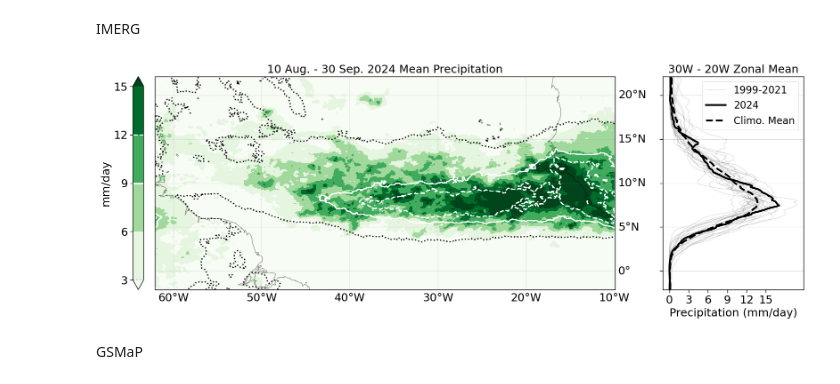
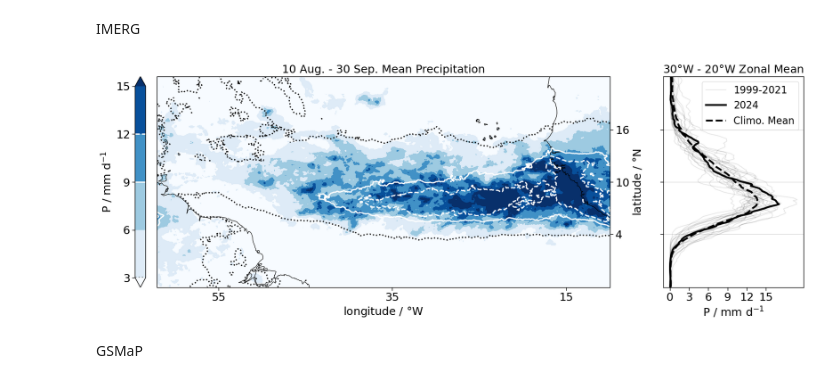
Before and after one commit to allison-wing/PICCOLO, a Jupyter notebook: plot_track_precip_cwv_climo2024.ipynb, the cells around one changed output. Cells and saved outputs as stored; diff of their text form; code cells hidden in the pictures.

Commit message:
tweaking colorbar, adding a few years

```diff
--- a/plot_track_precip_cwv_climo2024.ipynb
+++ b/plot_track_precip_cwv_climo2024.ipynb
@@ -29,19 +29,19 @@ lonMin, lonMax = -62.1, -9.9
 latMin, latMax = -2.1, 22.1
 #latMin, latMax = -10.1,30.1
 
+start_mon = 'Aug.'
+start_day = '10'
+start_time = '08-'+start_day+'T00:00:00'
+end_mon = 'Sep.'
+end_day = '30'
+end_time = '09-'+end_day+'T00:00:00'
+
 #start_mon = 'Aug.'
-#start_day = '10'
+#start_day = '16'
 #start_time = '08-'+start_day+'T00:00:00'
 #end_mon = 'Sep.'
-#end_day = '30'
+#end_day = '24'
 #end_time = '09-'+end_day+'T00:00:00'
-
-start_mon = 'Aug.'
-start_day = '16'
-start_time = '08-'+start_day+'T00:00:00'
-end_mon = 'Sep.'
-end_day = '24'
-end_time = '09-'+end_day+'T00:00:00'
 # %% [markdown]
 ## Precipitation from GPCP
 # %% [markdown]
@@ -750,17 +750,27 @@ fig = plt.figure(figsize = (17, 6))
 gs = gridspec.GridSpec(1, 2, width_ratios=[4, 1])
 
 ax1 = fig.add_subplot(gs[0],projection=ccrs.PlateCarree())
-ax1.coastlines(resolution = '50m',alpha=0.5)
+ax1.set_extent([lonMin, lonMax, latMin, latMax], crs=ccrs.PlateCarree())
+ax1.coastlines(resolution = '50m',alpha=1.0)
+#ax1.spines.geo.set_visible(False)
+ax1.set_yticks([4, 10, 16])
+ax1.yaxis.tick_right()
+ax1.yaxis.set_label_position("right")
+ax1.set_xticks([-55,-35,-15])
+ax1.set_xticklabels([55,35,15])
+ax1.tick_params(labelsize=18)
+ax1.set_ylabel(r"latitude / $\degree$N", fontsize=18)
+ax1.set_xlabel(r"longitude / $\degree$W", fontsize=18)
 #ax1.gridlines(draw_labels=True, dms=True, x_inline=False, y_inline=False, alpha = 0.25)
-gl = ax1.gridlines(crs=ccrs.PlateCarree(),draw_labels=True,linewidth=1,alpha = 0.25)
-gl.top_labels = False
-gl.left_labels = False
-gl.xlocator = mticker.FixedLocator([-60, -50, -40, -30, -20, -10])
-gl.ylocator = mticker.FixedLocator([0, 5, 10, 15, 20])
-gl.xformatter = LONGITUDE_FORMATTER
-gl.yformatter = LATITUDE_FORMATTER
-gl.xlabel_style = {'size': 18}
-gl.ylabel_style = {'size': 18}
+#gl = ax1.gridlines(crs=ccrs.PlateCarree(),draw_labels=True,linewidth=1,alpha = 0)
+#gl.top_labels = False
+#gl.left_labels = False
+#gl.xlocator = mticker.FixedLocator([-55, -35, -15])
+#gl.ylocator = mticker.FixedLocator([4, 10, 16])
+#gl.xformatter = LONGITUDE_FORMATTER
+#gl.yformatter = LATITUDE_FORMATTER
+#gl.xlabel_style = {'size': 18}
+#gl.ylabel_style = {'size': 18}
 
 ####################
 ## Plot 2024 precip as filled contours
@@ -768,10 +778,10 @@ gl.ylabel_style = {'size': 18}
 plt.contourf(imerg2024mean.lon.values,
             imerg2024mean.lat.values,
             imerg2024mean.precipitation.values*24,
-            cmap = 'Greens', levels = np.linspace(3,15,5),extend = 'both')
+            cmap = 'Blues', levels = np.linspace(3,15,5),extend = 'both')
 
 cbar=plt.colorbar(location='left',orientation='vertical', pad=0.02)
-cbar.set_label('mm/day',fontsize=18)  #add a label to the colorbar
+cbar.set_label(r'P / mm d$^{-1}$',fontsize=18)  #add a label to the colorbar
 cbar.set_ticks(np.linspace(3,15,5))
 cbar.set_ticklabels([f'{x:.0f}' for x in np.linspace(3,15,5)],fontsize=18)
 
@@ -797,7 +807,7 @@ for level, color, linestyle in zip(contour_levels, contour_colors, contour_style
 #################
 # Set the plot limits and title
 #################
-ax1.set_title(start_day+' '+start_mon+' - '+end_day+' '+end_mon + ' ' + str(yy) + ' Mean Precipitation',size=18)
+ax1.set_title(start_day+' '+start_mon+' - '+end_day+' '+end_mon + ' Mean Precipitation',size=18)
 ax1.set_xlim(lonMin, lonMax)
 ax1.set_ylim(latMin, latMax)
 
@@ -810,37 +820,37 @@ lon1 = -30
 lon2 = -20
 
 zonalmean_precip_climo = imergClimoMean.precipitation.sel(lon=slice(lon1,lon2)).mean(dim='lon')
 zonalmean_precip_2024 = imerg2024mean.precipitation.sel(lon=slice(lon1,lon2)).mean(dim='lon')
 
 for i in range(len(years_imerg)):
     if i == 0:
         ax2.plot(imerg_zonalmean_precip.precipitation[i].values*24,imerg_zonalmean_precip.lat,label=str(years_imerg[0]) + '-' + str(years_imerg[-1]),color='k',alpha=0.1,linestyle='-')
     else:
         ax2.plot(imerg_zonalmean_precip.precipitation[i].values*24,imerg_zonalmean_precip.lat,color='k',alpha=0.1,linestyle='-')
 
 ax2.plot(zonalmean_precip_2024.values*24,zonalmean_precip_2024.lat,label=str(yy),color='k',linewidth=3)
 ax2.plot(zonalmean_precip_climo.values*24,zonalmean_precip_climo.lat,label='Climo. Mean',color='k',linestyle='--',linewidth=3)
 
 ax2.set_xticks([0,3,6,9,12,15])
 plt.setp(ax2.get_xticklabels(), fontsize=18)
 #plt.setp(ax2.get_yticklabels(), fontsize=18)
-ax2.set_yticks([0,5,10,15,20])
+ax2.set_yticks([4,10,16])
 ax2.set_yticklabels([])
 ax2.grid(True,which='major',axis='y',alpha=0.5)
 ax2.legend(fontsize=16)
 ax2.set_ylim([latMin,latMax])
 #ax2.set_ylabel('Latitude',size=18)
-ax2.set_xlabel('Precipitation (mm/day)',size=18)
-ax2.set_title(str(-1*lon1) + "W - " + str(-1*lon2) + "W Zonal Mean",size=18)
+ax2.set_xlabel(r'P / mm d$^{-1}$',size=18)
+ax2.set_title(str(-1*lon1) + r"$\degree$W - " + str(-1*lon2) + r"$\degree$W Zonal Mean",size=18)
 
 sns.set_context('paper')
 plt.tight_layout()  # Adjust subplots to fit into figure area.
 #plt.show()
 
 # Save figure
 plt.savefig('../../figures/Fig_precip_zonalmean_'+str(yy)+'_wclimo_IMERG.png')
 # %% [output]
-[figure, old version]
+[figure, new version]
 # %% [markdown]
 GSMaP
 # %%
```
Also changed, not shown: parts of 3 cells of this notebook, 1 other file.
